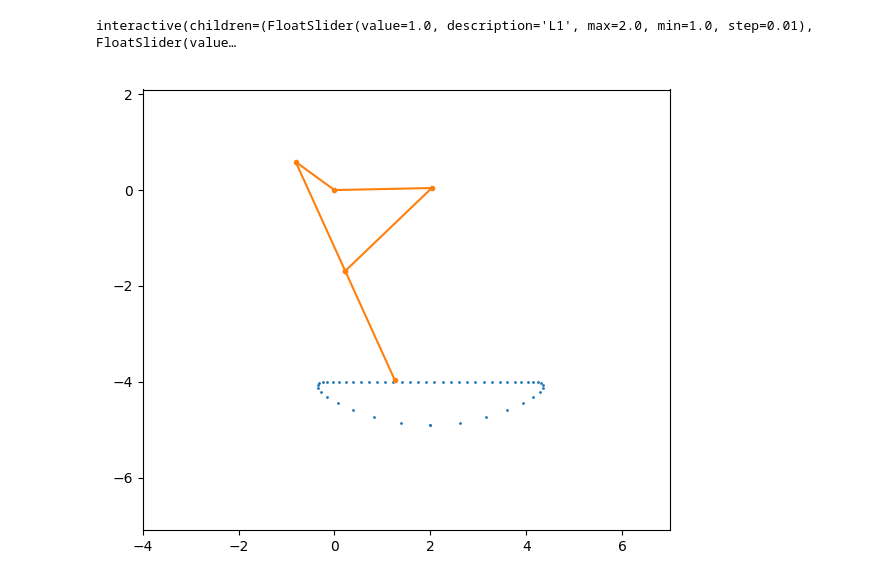
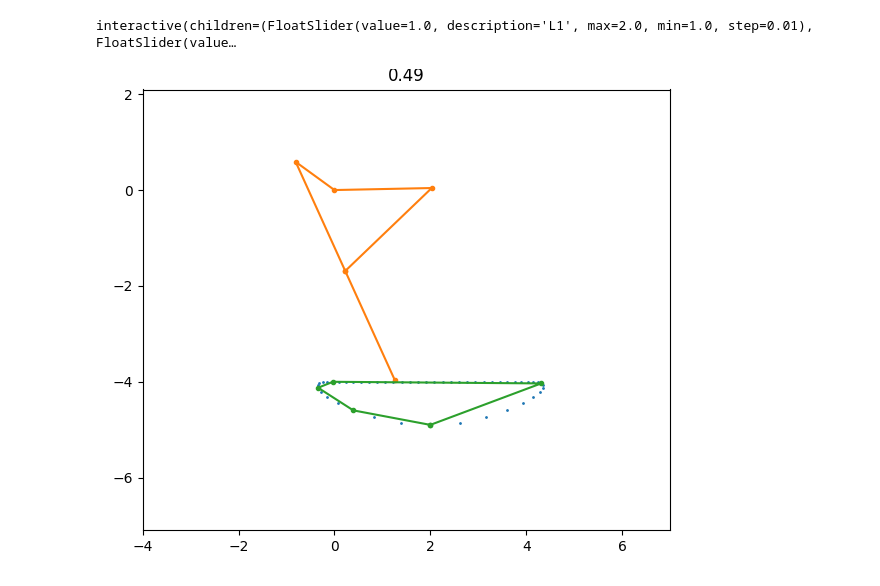
Before and after one commit to NovelMobileRobotsLab/pinto-squirrel, a Jupyter notebook: lambda.ipynb, the cells around one changed output. Saved outputs shown, nothing was run; the diff lists cells and outputs as text; code cells hidden in the pictures.

Commit message:
douglas-peucker for straightness detection

```diff
--- a/lambda.ipynb
+++ b/lambda.ipynb
@@ -12,8 +12,6 @@ def get_path(dims, npts, guess=np.array([-0.8128368,0.58249149, 0.78720871, 0.61
     theta1_range = np.linspace(0, 2*pi, npts)
     path = []
     sols = []
-    # guess =
-
 
     L1, L2, L3, L4, L5, theta5 = dims
     sin5 = sin(theta5)
@@ -65,6 +63,30 @@ def get_links(dims, sols, theta1_vis=0):
 
     return np.array([p5, p2, p3, p4, p1, p2])
 
+def douglas_peucker(points, epsilon):
+    if len(points) <= 2:
+        return points
+
+    dmax = 0
+    index = 0
+
+    for i in range(1, len(points) - 1):
+        d = perpendicular_distance(points[i], points[0], points[-1])
+        if d > dmax:
+            index = i
+            dmax = d
+
+    if dmax > epsilon:
+        recursive_result1 = douglas_peucker(points[:index + 1], epsilon)
+        recursive_result2 = douglas_peucker(points[index:], epsilon)
+        return np.concatenate((recursive_result1[:-1], recursive_result2))
+    else:
+        return np.array([points[0], points[-1]])
+
+def perpendicular_distance(p, p1, p2):
+    # Calculate the perpendicular distance of point p from line formed by p1 and p2
+    return np.abs(np.cross(p2 - p1, p - p1)) / np.linalg.norm(p2 - p1)
+
 
 dims = (1, 2.5, 2.5, 2, 2.5, radians(10))
 npts = 50
@@ -72,7 +94,8 @@ npts = 50
 path, sols = get_path(dims, npts)
 links = get_links(dims, sols)
 
-# print(np.array(sols))
+path_simp = douglas_peucker(path, 0.1)
+
 
 
 plt.close()
@@ -85,34 +108,54 @@ ax.set_ylim(-8, 3)
 
 path_pts, = ax.plot(path[:,0], path[:,1], 'o', markersize=1)
 link_pts, = ax.plot(links[:,0], links[:,1], 'o-', markersize=3)
+simp_pts, = ax.plot(path_simp[:,0], path_simp[:,1], 'o-', markersize=3)
 
 guess = np.array([-0.8128368,0.58249149, 0.78720871, 0.61668667])
 
 def update(
         L1=FloatSlider(min=1, max=2, step=0.01, value=1),
         L2=FloatSlider(min=1, max=4, step=0.01, value=2.5),
         L3=FloatSlider(min=1, max=4, step=0.01, value=2.5),
         L4=FloatSlider(min=1, max=4, step=0.01, value=2),
         L5=FloatSlider(min=1, max=4, step=0.01, value=2.5),
         theta5=FloatSlider(min=-90, max=90, step=1, value=0),
         theta1_vis=IntSlider(min=0, max=npts-1, step=1, value=20),
+        epsilon=FloatSlider(min=0, max=1, step=0.01, value=0.3),
         ):
     dims = (L1, L2, L3, L4, L5, radians(theta5))
 
     global guess
     path, sols = get_path(dims, npts, guess=guess)
+    guess = sols[0]
     links = get_links(dims, sols, theta1_vis)
+    path_simp = douglas_peucker(path, epsilon)
 
-    guess = sols[0]
+
+
+    sin1, cos1 = (sin(2*pi*theta1_vis/npts), cos(2*pi*theta1_vis/npts))
+    sin5, cos5 = (sin(theta5), cos(theta5))
+    sin2, cos2, sin3, cos3 = sols[theta1_vis]
+    # ang12 = np.mod(degrees(atan2(sin2,cos2) - atan2(sin1,cos1)), 360)
+    ang12 = cos1*sin2 - sin1*cos2
+
+
+
+
+    # 0 < atan2(sin2,cos2) - atan2(sin1,cos1) < pi
+    # sin1*sin
+
+
+    ax.set_title(repr(np.round(ang12, 2)))
 
     path_pts.set_data((path[:,0], path[:,1]))
     link_pts.set_data((links[:,0], links[:,1]))
+    simp_pts.set_data((path_simp[:,0], path_simp[:,1]))
 
     fig.canvas.draw_idle()
     ax.relim()
     ax.autoscale_view(True,True,True)
 
 _ = interact(update)
 # %% [output]
 interactive(children=(FloatSlider(value=1.0, description='L1', max=2.0, min=1.0, step=0.01), FloatSlider(value…
-[figure, old version]
+[figure, new version]
```
Also changed, not shown: parts of 1 cell of this notebook, 2 other files.
